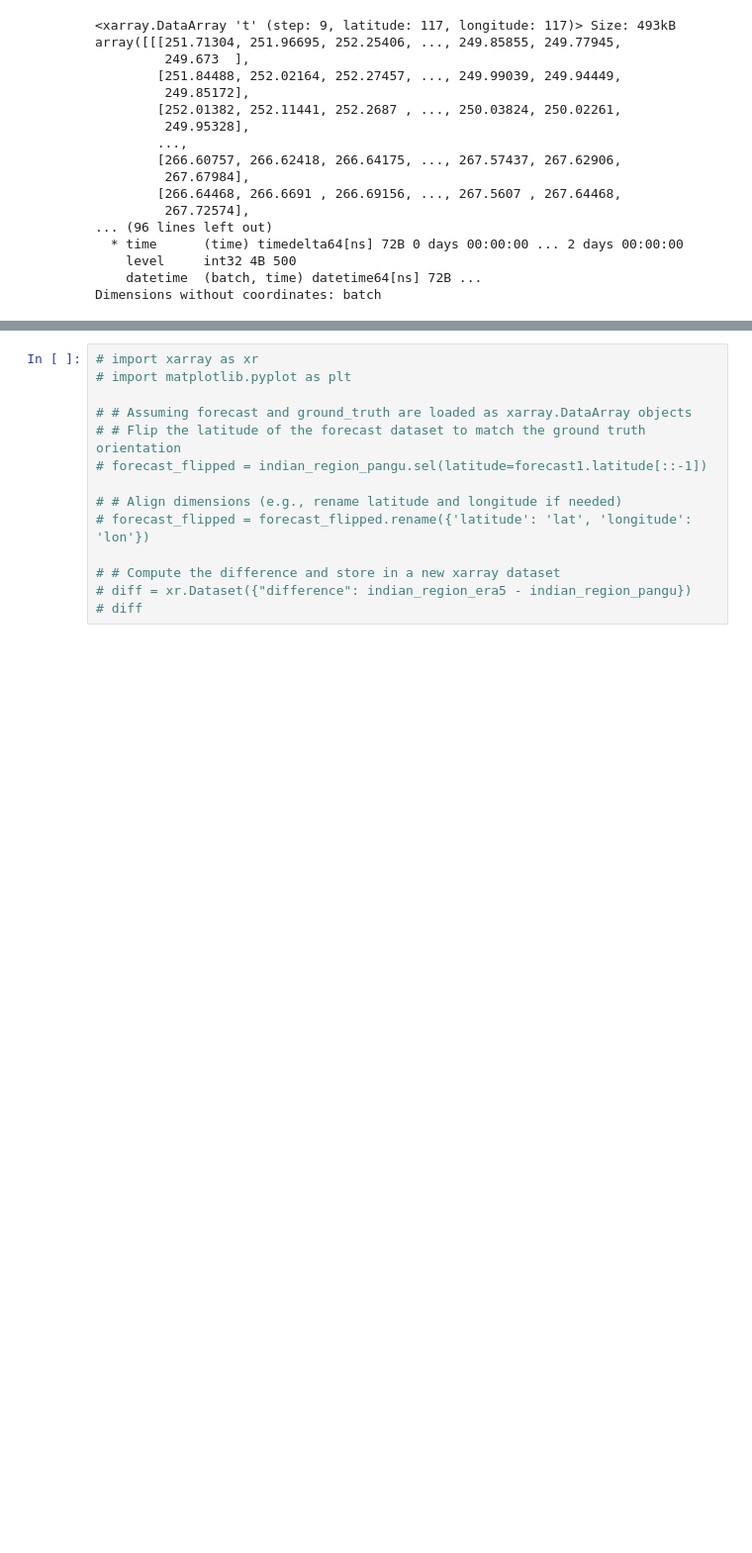
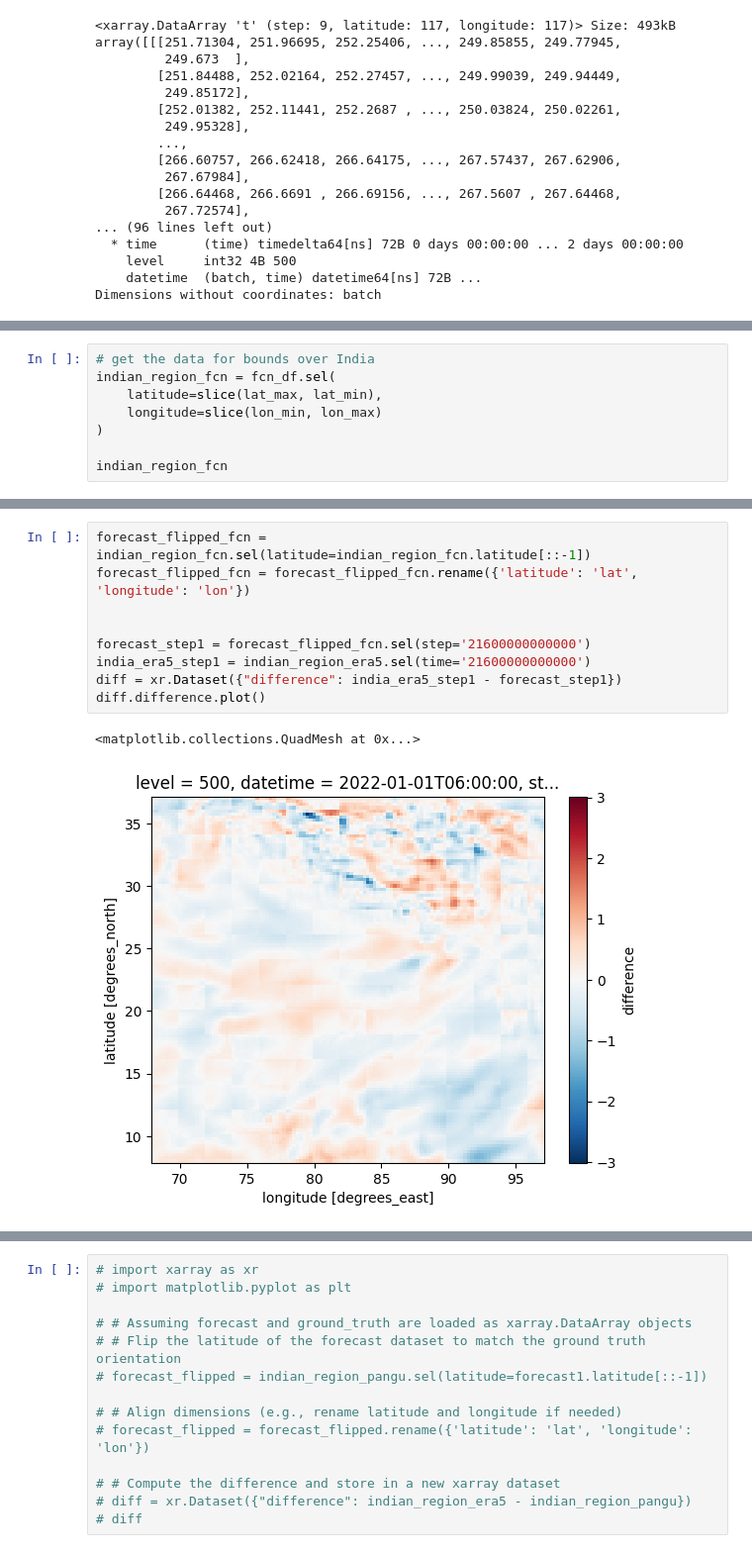
Before and after one commit to SaptarishiD/ai-models, a Jupyter notebook: src/ai_models/grib_analysis.ipynb, the cells around one changed output, grey strips where cells are left out. Shown at 99% size. Cells and saved outputs as stored; diff of their text form; blank space fills up the shorter version.

```diff
--- a/src/ai_models/grib_analysis.ipynb
+++ b/src/ai_models/grib_analysis.ipynb
@@ -288,0 +388,8 @@ Data variables:
+# %%
+# get the data for bounds over India
+indian_region_fcn = fcn_df.sel(
+    latitude=slice(lat_max, lat_min),
+    longitude=slice(lon_min, lon_max)
+)
+
+indian_region_fcn
@@ -288,0 +414,12 @@ Data variables:
+# %%
+forecast_flipped_fcn = indian_region_fcn.sel(latitude=indian_region_fcn.latitude[::-1])
+forecast_flipped_fcn = forecast_flipped_fcn.rename({'latitude': 'lat', 'longitude': 'lon'})
+
+
+forecast_step1 = forecast_flipped_fcn.sel(step='21600000000000')
+india_era5_step1 = indian_region_era5.sel(time='21600000000000')
+diff = xr.Dataset({"difference": india_era5_step1 - forecast_step1})
+diff.difference.plot()
+# %% [output]
+<matplotlib.collections.QuadMesh at 0x...>
+[figure, added]
```
Also changed, not shown: parts of 11 cells of this notebook, 25 other files.
